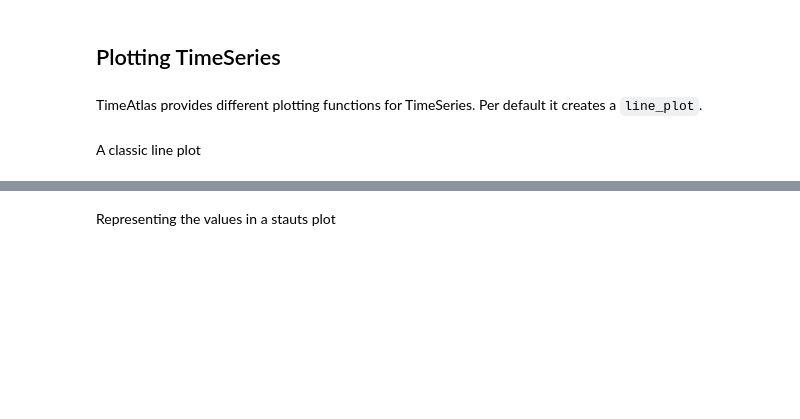
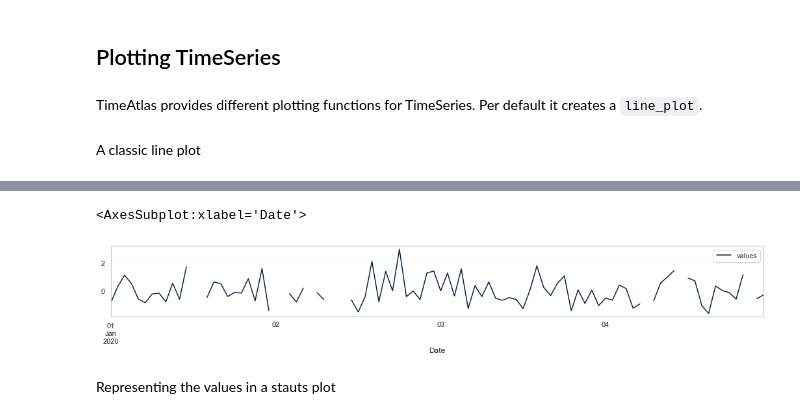
Before and after one commit to timeatlas-dev/timeatlas, a Jupyter notebook: docs/user_guide/3_plotting.ipynb, the cells around one changed output, grey strips where cells are left out. Drawn from its saved outputs; the diff is of its cells as text; code cells hidden in the pictures; blank space fills up the shorter version.

```diff
--- a/docs/user_guide/3_plotting.ipynb
+++ b/docs/user_guide/3_plotting.ipynb
@@ -20,5 +20,5 @@ ts1 = ts1.fill(values)
 # %% [markdown]
 A classic line plot
 # %%
-line_plot(ts1)
+line_plot(ts1, context="paper")
 # %% [output]
@@ -26,3 +25,5 @@ line_plot(ts1)
+<AxesSubplot:xlabel='Date'>
+[figure, added]
 # %% [markdown]
 Representing the values in a stauts plot
 # %%
```
Also changed, not shown: parts of 7 cells of this notebook, 6 other files.
